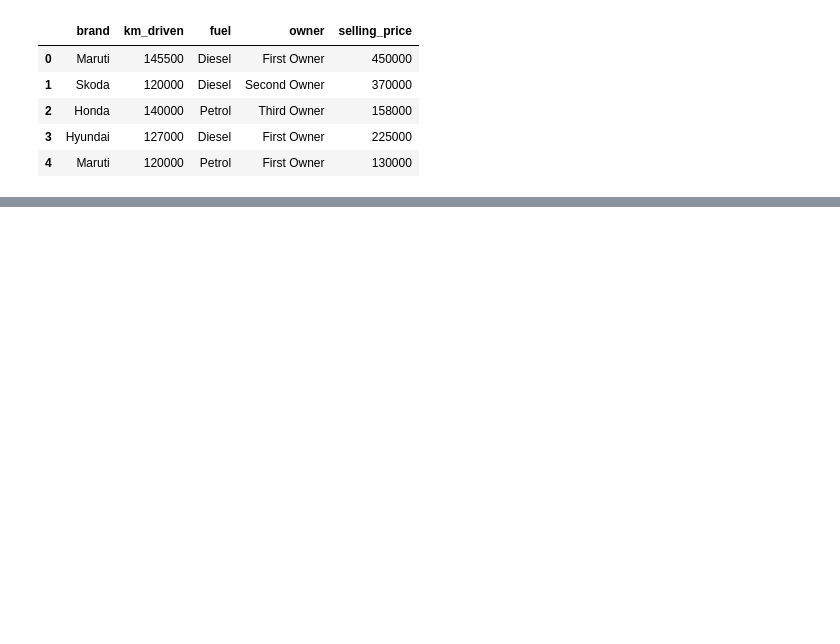
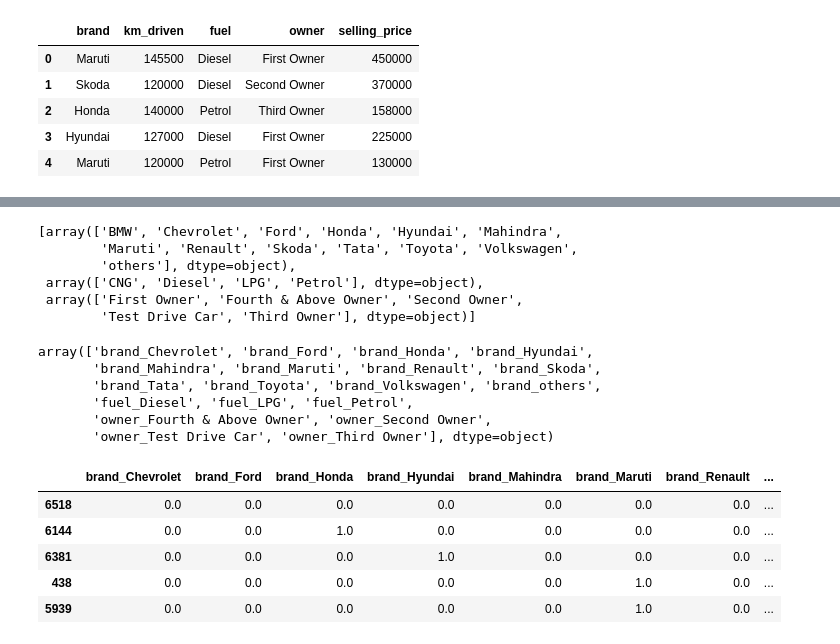
Before and after one commit to PK215012001/JupyterNotebooks, a Jupyter notebook: ML_practise/Feature_engineering/Feature_transformation/One_hot_encoding.ipynb, the cells around one changed output, grey strips where cells are left out. Drawn from its saved outputs; the diff is of its cells as text; code cells hidden in the pictures; blank space fills up the shorter version.

```diff
--- a/ML_practise/Feature_engineering/Feature_transformation/One_hot_encoding.ipynb
+++ b/ML_practise/Feature_engineering/Feature_transformation/One_hot_encoding.ipynb
@@ -88,3 +48,0 @@ ohe.fit_transform(X_train[['fuel', 'brand']])
-# %%
-# if we want to see it, conver this into array
-X_train_new = ohe.fit_transform(X_train[['fuel', 'brand']]).toarray()
@@ -105,5 +49,2 @@ array([['Tata', 2560, 0.0, ..., 0.0, 0.0, 0.0],
-# %%
-# if we want to drop first column and if we don't want sparse matrix and also if we want the datatype to be int
-ohe = OneHotEncoder(drop = 'first', sparse_output = False, dtype = int)
 # %%
-ohe.fit_transform(X_train[['fuel', 'brand']])
+X_train_trans = ohe.fit_transform(X_train[['brand', 'fuel', 'owner']])
@@ -142,0 +61,29 @@ pd.get_dummies(df['brand'].replace(rplc, 'others'), dtype = int)
+# %%
+ohe.categories_
+# %% [output]
+[array(['BMW', 'Chevrolet', 'Ford', 'Honda', 'Hyundai', 'Mahindra',
+        'Maruti', 'Renault', 'Skoda', 'Tata', 'Toyota', 'Volkswagen',
+        'others'], dtype=object),
+ array(['CNG', 'Diesel', 'LPG', 'Petrol'], dtype=object),
+ array(['First Owner', 'Fourth & Above Owner', 'Second Owner',
+        'Test Drive Car', 'Third Owner'], dtype=object)]
+# %%
+ohe.get_feature_names_out()
+# %% [output]
+array(['brand_Chevrolet', 'brand_Ford', 'brand_Honda', 'brand_Hyundai',
+       'brand_Mahindra', 'brand_Maruti', 'brand_Renault', 'brand_Skoda',
+       'brand_Tata', 'brand_Toyota', 'brand_Volkswagen', 'brand_others',
+       'fuel_Diesel', 'fuel_LPG', 'fuel_Petrol',
+       'owner_Fourth & Above Owner', 'owner_Second Owner',
+       'owner_Test Drive Car', 'owner_Third Owner'], dtype=object)
+# %%
+X_train_trans = pd.DataFrame(X_train_trans, columns= ohe.get_feature_names_out(), index= X_train.index)
+# %%
+X_train_trans.head()
+# %% [output]
+|  | brand_Chevrolet | brand_Ford | brand_Honda | brand_Hyundai | brand_Mahindra | brand_Maruti | brand_Renault | ... |
+| 6518 | 0.0 | 0.0 | 0.0 | 0.0 | 0.0 | 0.0 | 0.0 | ... |
+| 6144 | 0.0 | 0.0 | 1.0 | 0.0 | 0.0 | 0.0 | 0.0 | ... |
+| 6381 | 0.0 | 0.0 | 0.0 | 1.0 | 0.0 | 0.0 | 0.0 | ... |
+| 438 | 0.0 | 0.0 | 0.0 | 0.0 | 0.0 | 1.0 | 0.0 | ... |
+| 5939 | 0.0 | 0.0 | 0.0 | 0.0 | 0.0 | 1.0 | 0.0 | ... |
```
Also changed, not shown: parts of 30 cells of this notebook, 9 other files.
